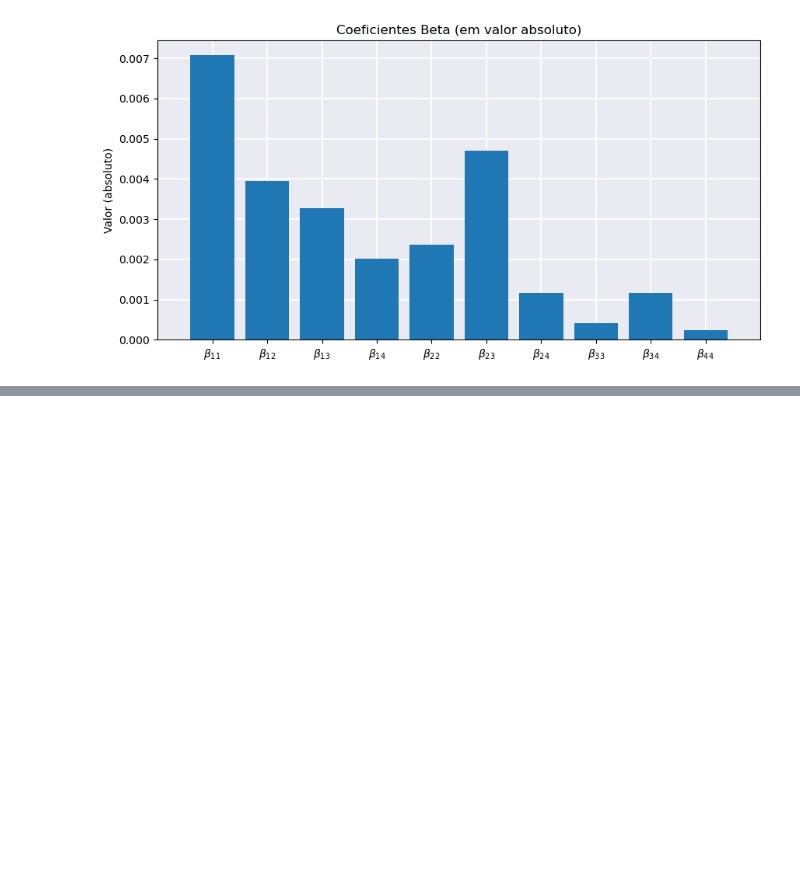
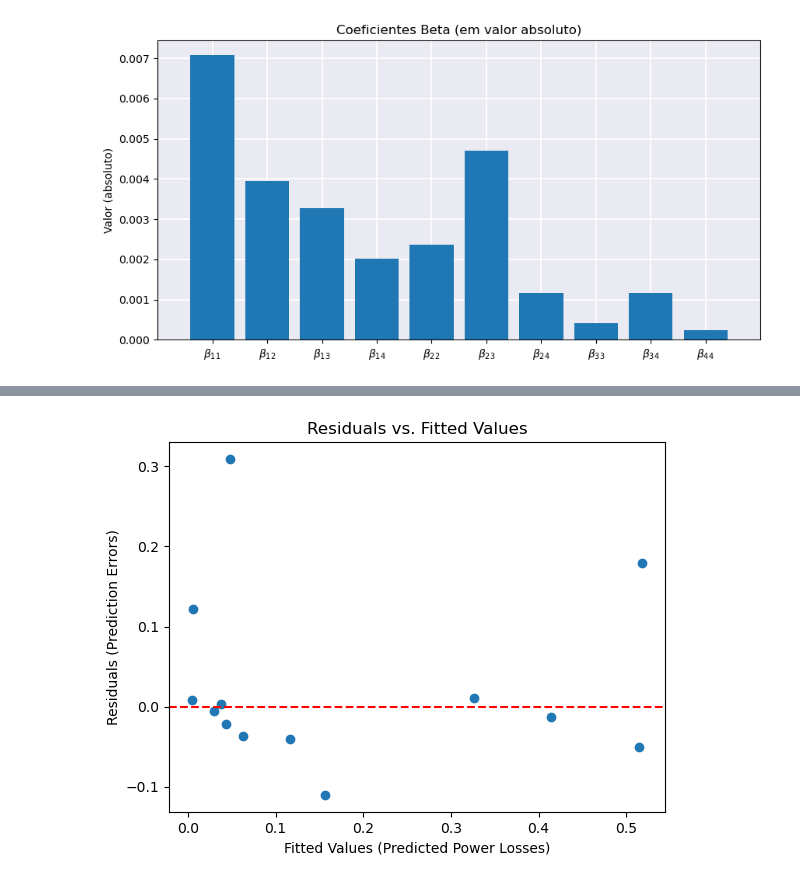
Before and after one commit to leobt23/ADRI, a Jupyter notebook: Projets_final/final2/Class2_FINAL.ipynb, the cells around one changed output, grey strips where cells are left out. Cells and saved outputs as stored; diff of their text form; code cells hidden in the pictures; blank space fills up the shorter version.

```diff
--- a/Projets_final/final2/Class2_FINAL.ipynb
+++ b/Projets_final/final2/Class2_FINAL.ipynb
@@ -1012,0 +1051,9 @@ plot_predictions(Y_test,Y_test,3*pred_Y1_ensemble_test,'test','adjacency')
+# %%
+plt.scatter(3*previsao, errors)
+plt.xlabel("Fitted Values (Predicted Power Losses)")
+plt.ylabel("Residuals (Prediction Errors)")
+plt.axhline(y=0, color='red', linestyle='--')
+plt.title("Residuals vs. Fitted Values")
+plt.show()
+# %% [output]
+[figure, added]
```
Also changed, not shown: parts of 20 cells of this notebook.
